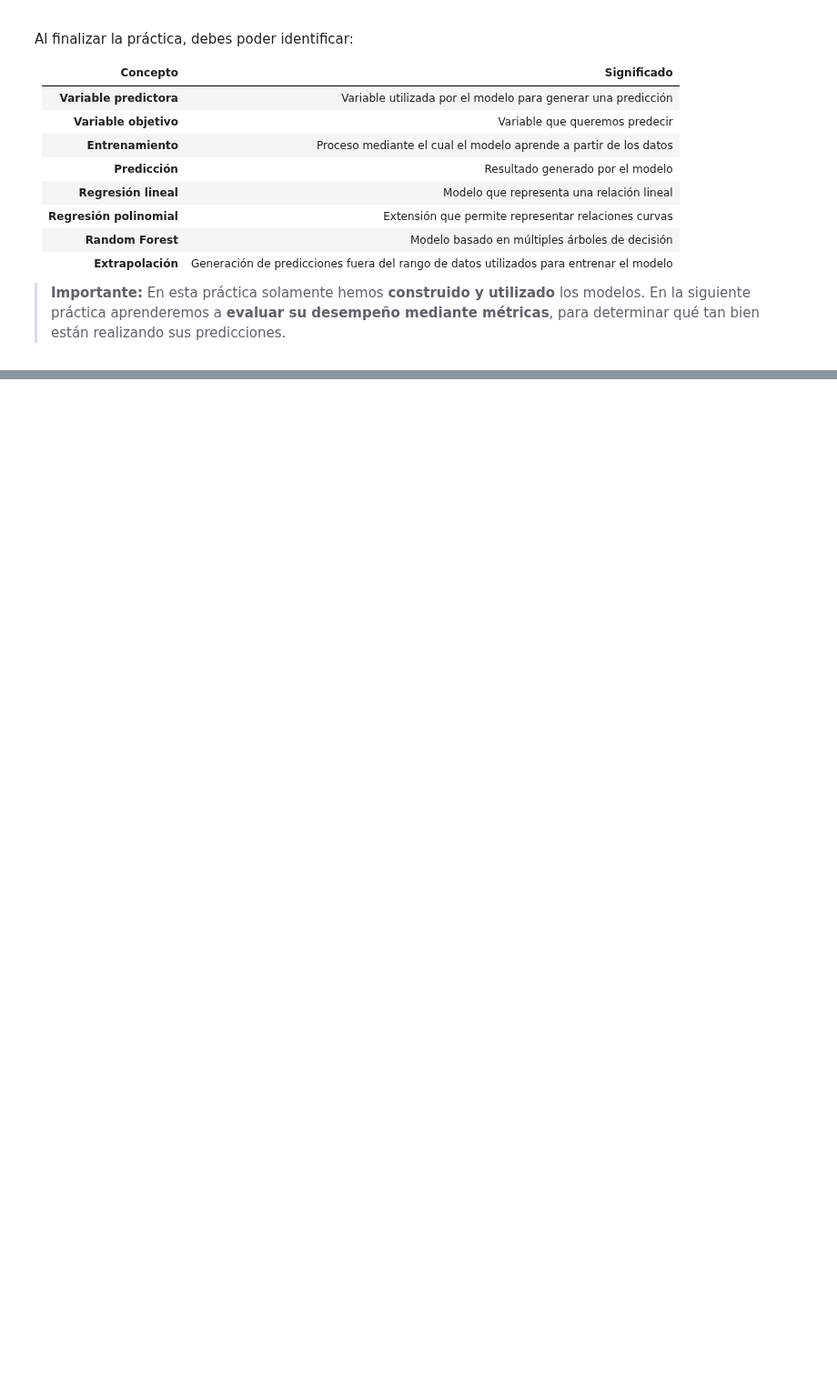
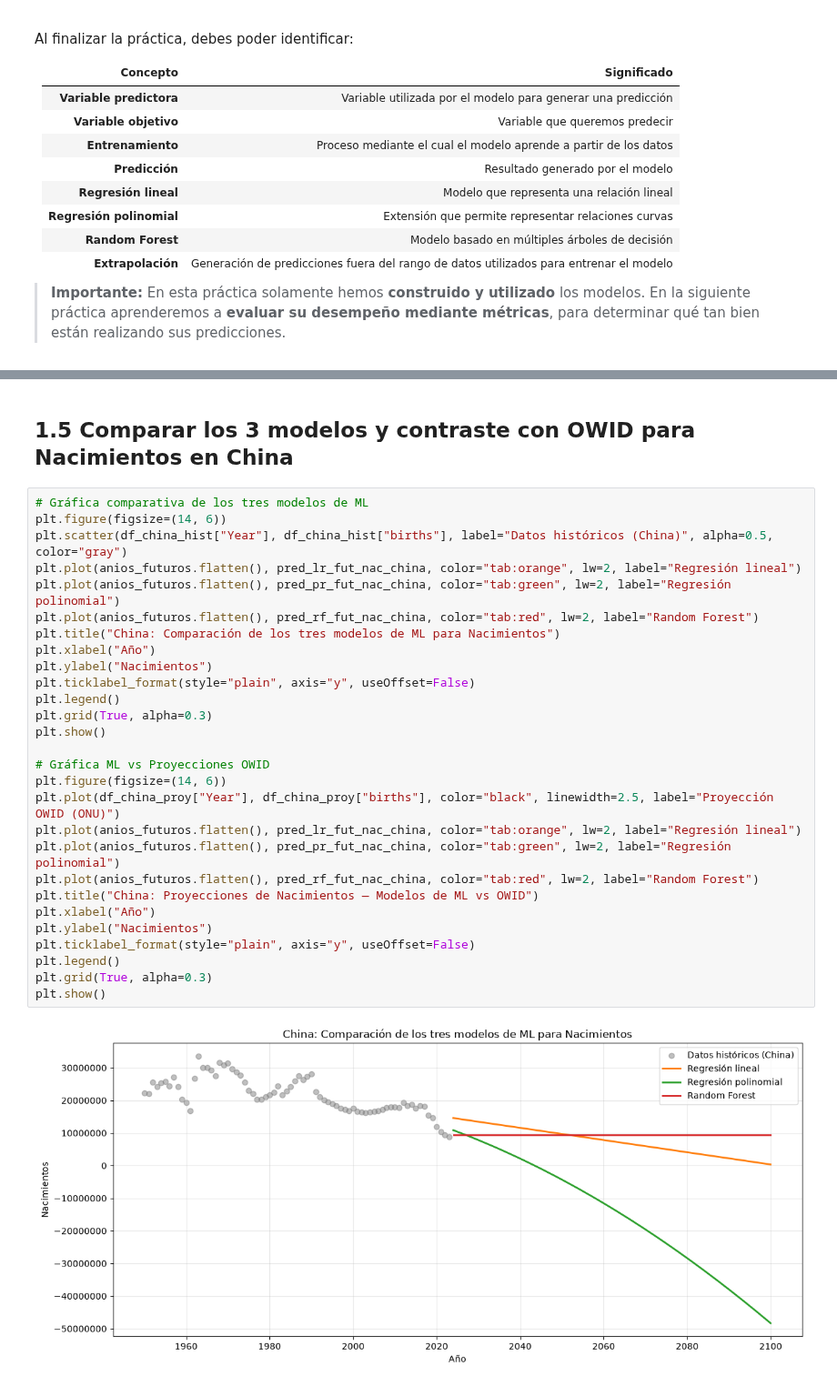
Before and after one commit to PIPIOLOVIC/BIG_DATA, a Jupyter notebook: U3_1_modelos_ml/notebook/U3_1_modelos_regresion_demografia.ipynb, the cells around one changed output, grey strips where cells are left out. Shown at 91% size. Saved outputs shown, nothing was run; the diff lists cells and outputs as text; blank space fills up the shorter version.

```diff
--- a/U3_1_modelos_ml/notebook/U3_1_modelos_regresion_demografia.ipynb
+++ b/U3_1_modelos_ml/notebook/U3_1_modelos_regresion_demografia.ipynb
@@ -1123,0 +1270,32 @@ Al finalizar la práctica, debes poder identificar:
+# %% [markdown]
+## 1.5 Comparar los 3 modelos y contraste con OWID para Nacimientos en China
+# %%
+# Gráfica comparativa de los tres modelos de ML
+plt.figure(figsize=(14, 6))
+plt.scatter(df_china_hist["Year"], df_china_hist["births"], label="Datos históricos (China)", alpha=0.5, color="gray")
+plt.plot(anios_futuros.flatten(), pred_lr_fut_nac_china, color="tab:orange", lw=2, label="Regresión lineal")
+plt.plot(anios_futuros.flatten(), pred_pr_fut_nac_china, color="tab:green", lw=2, label="Regresión polinomial")
+plt.plot(anios_futuros.flatten(), pred_rf_fut_nac_china, color="tab:red", lw=2, label="Random Forest")
+plt.title("China: Comparación de los tres modelos de ML para Nacimientos")
+plt.xlabel("Año")
+plt.ylabel("Nacimientos")
+plt.ticklabel_format(style="plain", axis="y", useOffset=False)
+plt.legend()
+plt.grid(True, alpha=0.3)
+plt.show()
+
+# Gráfica ML vs Proyecciones OWID
+plt.figure(figsize=(14, 6))
+plt.plot(df_china_proy["Year"], df_china_proy["births"], color="black", linewidth=2.5, label="Proyección OWID (ONU)")
+plt.plot(anios_futuros.flatten(), pred_lr_fut_nac_china, color="tab:orange", lw=2, label="Regresión lineal")
+plt.plot(anios_futuros.flatten(), pred_pr_fut_nac_china, color="tab:green", lw=2, label="Regresión polinomial")
+plt.plot(anios_futuros.flatten(), pred_rf_fut_nac_china, color="tab:red", lw=2, label="Random Forest")
+plt.title("China: Proyecciones de Nacimientos — Modelos de ML vs OWID")
+plt.xlabel("Año")
+plt.ylabel("Nacimientos")
+plt.ticklabel_format(style="plain", axis="y", useOffset=False)
+plt.legend()
+plt.grid(True, alpha=0.3)
+plt.show()
+# %% [output]
+[figure, added]
```
Also changed, not shown: parts of 39 cells of this notebook, 3 other files.
